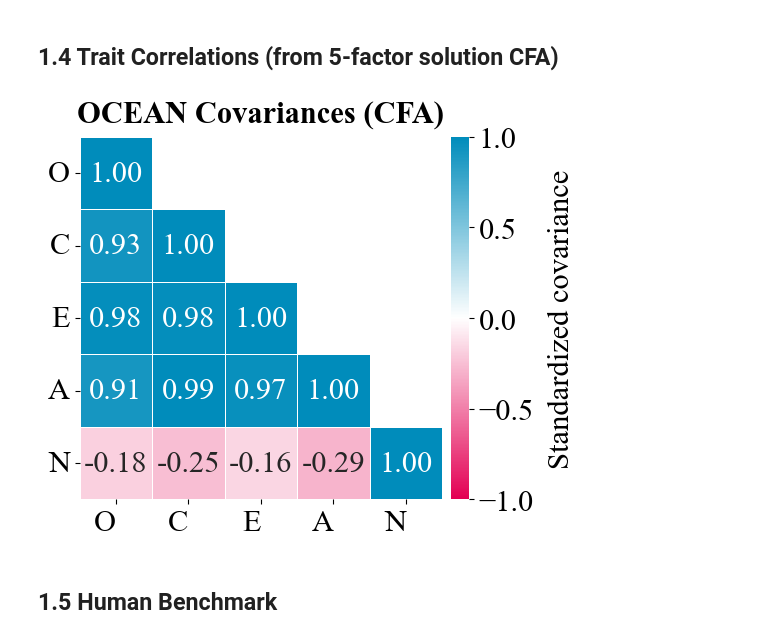
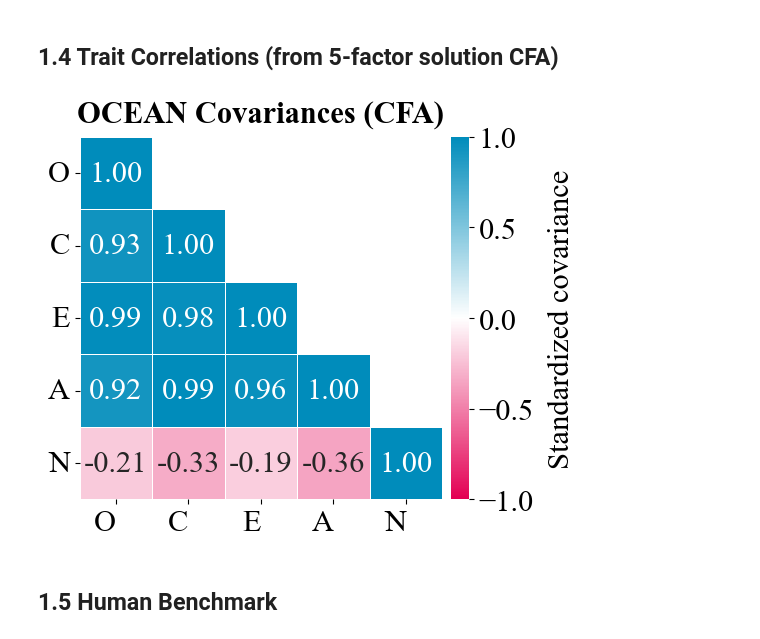
Before and after one commit to ellisalicante/BigFive-LLM-Evaluation, a Jupyter notebook: exp/03_large_scale_administration/eval_norms.ipynb, the cells around one changed output. Saved outputs shown, nothing was run; the diff lists cells and outputs as text; code cells hidden in the pictures.

Commit message:
final visualizations for version 01-07-2026

```diff
--- a/exp/03_large_scale_administration/eval_norms.ipynb
+++ b/exp/03_large_scale_administration/eval_norms.ipynb
@@ -294,28 +296,28 @@ plt.show()
 # %%
 ### 6) COVARIANCES HEATMAP FROM CFA
 cov_vals = {
-    ("Extraversion", "Agreeableness"): 0.966,
-    ("Extraversion", "Conscientiousness"): 0.978,
-    ("Extraversion", "Neuroticism"): -0.160,
-    ("Extraversion", "Openness"): 0.981,
+    ("Extraversion", "Agreeableness"): 0.964,
+    ("Extraversion", "Conscientiousness"): 0.976,
+    ("Extraversion", "Neuroticism"): -0.192,
+    ("Extraversion", "Openness"): 0.988,
 
-    ("Agreeableness", "Conscientiousness"): 0.993,
-    ("Agreeableness", "Neuroticism"): -0.293,
-    ("Agreeableness", "Openness"): 0.913,
+    ("Agreeableness", "Conscientiousness"): 0.995,
+    ("Agreeableness", "Neuroticism"): -0.356,
+    ("Agreeableness", "Openness"): 0.919,
 
-    ("Conscientiousness", "Neuroticism"): -0.251,
-    ("Conscientiousness", "Openness"): 0.927,
+    ("Conscientiousness", "Neuroticism"): -0.327,
+    ("Conscientiousness", "Openness"): 0.932,
 
-    ("Neuroticism", "Openness"): -0.185,
+    ("Neuroticism", "Openness"): -0.209,
 }
 
 fig = plot_trait_covariances(
     cov_vals,
     title="OCEAN Covariances (CFA)",
     save_path="../../doc/figs/fig_covariance_heatmap.pdf"
 )
 # %% [output]
-[figure, old version]
+[figure, new version]
 # %% [markdown]
 ## 1.5 Human Benchmark
 # %%
```
Also changed, not shown: parts of 3 cells of this notebook, 13 other files.
